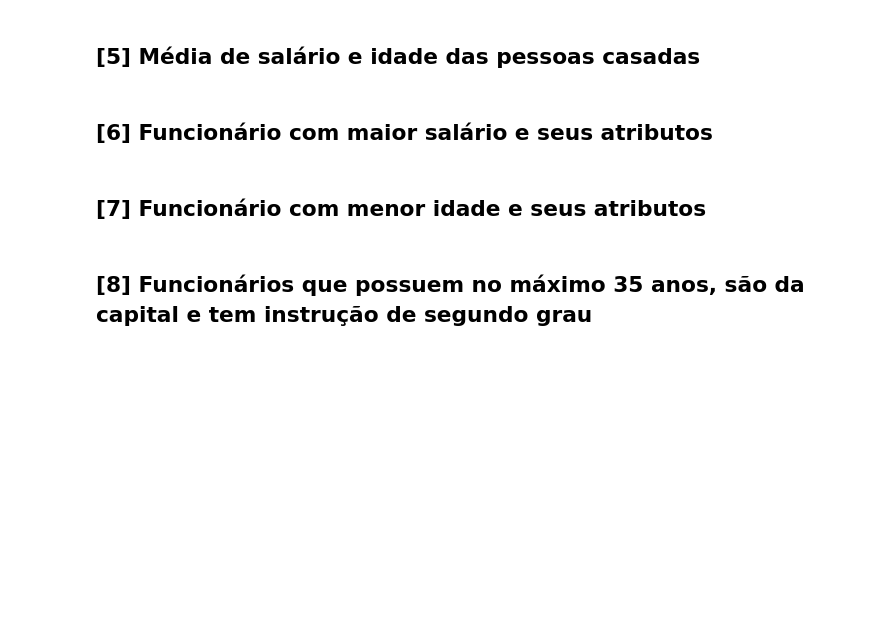
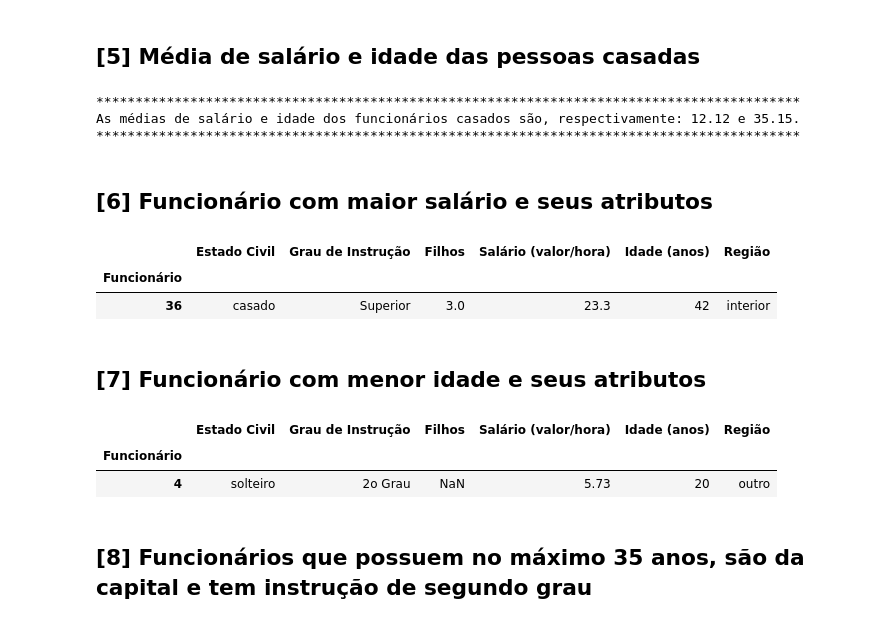
Before and after one commit to KlemDoug/FAD-M4, a Jupyter notebook: [M4]_Projeto_Extra.ipynb, the cells around one changed output. Saved outputs shown, nothing was run; the diff lists cells and outputs as text; code cells hidden in the pictures; blank space fills up the shorter version.

```diff
--- a/[M4]_Projeto_Extra.ipynb
+++ b/[M4]_Projeto_Extra.ipynb
@@ -99,8 +159,40 @@ Dentre os funcionários cadastrados que possuem filhos, o número mais comum é
 # %% [markdown]
 ## [5] Média de salário e idade das pessoas casadas
+# %%
+#criando a variável para armazenar a média (.mean()) apenas dos valores de salário alinhados com o dado 'casado' via função .loc()
+smarriedmedia=milsacopia.loc[milsacopia['Estado Civil']=='casado','Salário (valor/hora)'].mean().round(2)
+##criando a variável para armazenar a média (.mean()) apenas dos valores de idade alinhados com o dado 'casado' via função .loc()
+imarriedmedia=milsacopia.loc[milsacopia['Estado Civil']=='casado','Idade (anos)'].mean().round(2)
+print('*'*90)
+print(f"As médias de salário e idade dos funcionários casados são, respectivamente: {smarriedmedia} e {imarriedmedia}.")
+print('*'*90)
+# %% [output]
+******************************************************************************************
+As médias de salário e idade dos funcionários casados são, respectivamente: 12.12 e 35.15.
+******************************************************************************************
 # %% [markdown]
 ## [6] Funcionário com maior salário e seus atributos
+# %%
+#criando a variável para armazenar a localização do maior salário via função .max()
+bigboss=milsacopia['Salário (valor/hora)'].max()
+##criando a variável que armazena o filtro via função .loc() e utiliza a variável anterior para direcionar à linha que queremos
+dadosbigboss = milsacopia.loc[milsacopia['Salário (valor/hora)'] == bigboss]
+display(dadosbigboss)
+# %% [output]
+|  | Estado Civil | Grau de Instrução | Filhos | Salário (valor/hora) | Idade (anos) | Região |
+| Funcionário |  |  |  |  |  |  |
+| 36 | casado | Superior | 3.0 | 23.3 | 42 | interior |
 # %% [markdown]
 ## [7]  Funcionário com menor idade e seus atributos
+# %%
+#criando a variável para armazenar a localização da menor idade via função .min()
+babyboss=milsacopia['Idade (anos)'].min()
+##criando a variável que armazena o filtro via função .loc() e utiliza a variável anterior para direcionar à linha que queremos
+dadosbabyboss = milsacopia.loc[milsacopia['Idade (anos)'] == babyboss]
+display(dadosbabyboss)
+# %% [output]
+|  | Estado Civil | Grau de Instrução | Filhos | Salário (valor/hora) | Idade (anos) | Região |
+| Funcionário |  |  |  |  |  |  |
+| 4 | solteiro | 2o Grau | NaN | 5.73 | 20 | outro |
 # %% [markdown]
 ## [8] Funcionários que possuem no máximo 35 anos, são da capital e tem instrução de segundo grau
```
Also changed, not shown: parts of 7 cells of this notebook.
